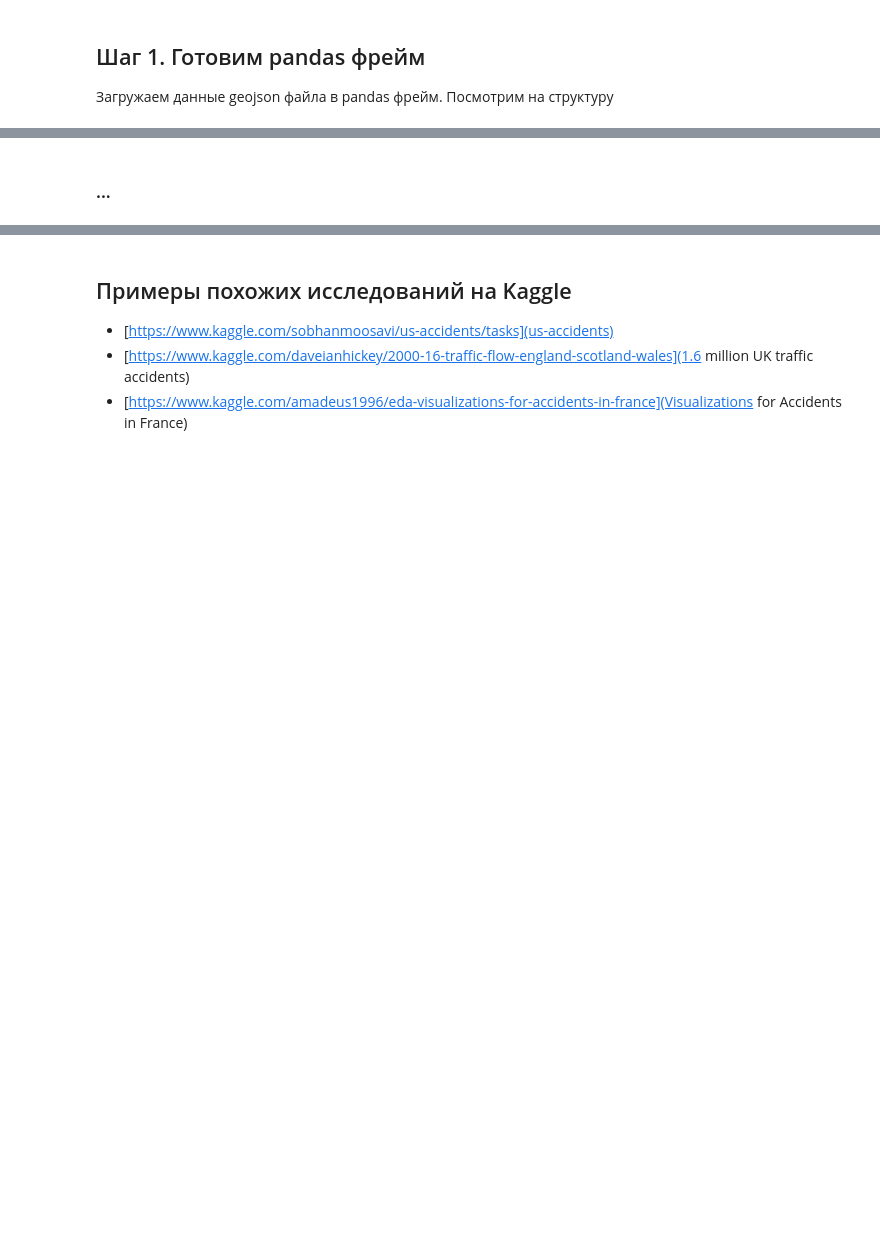
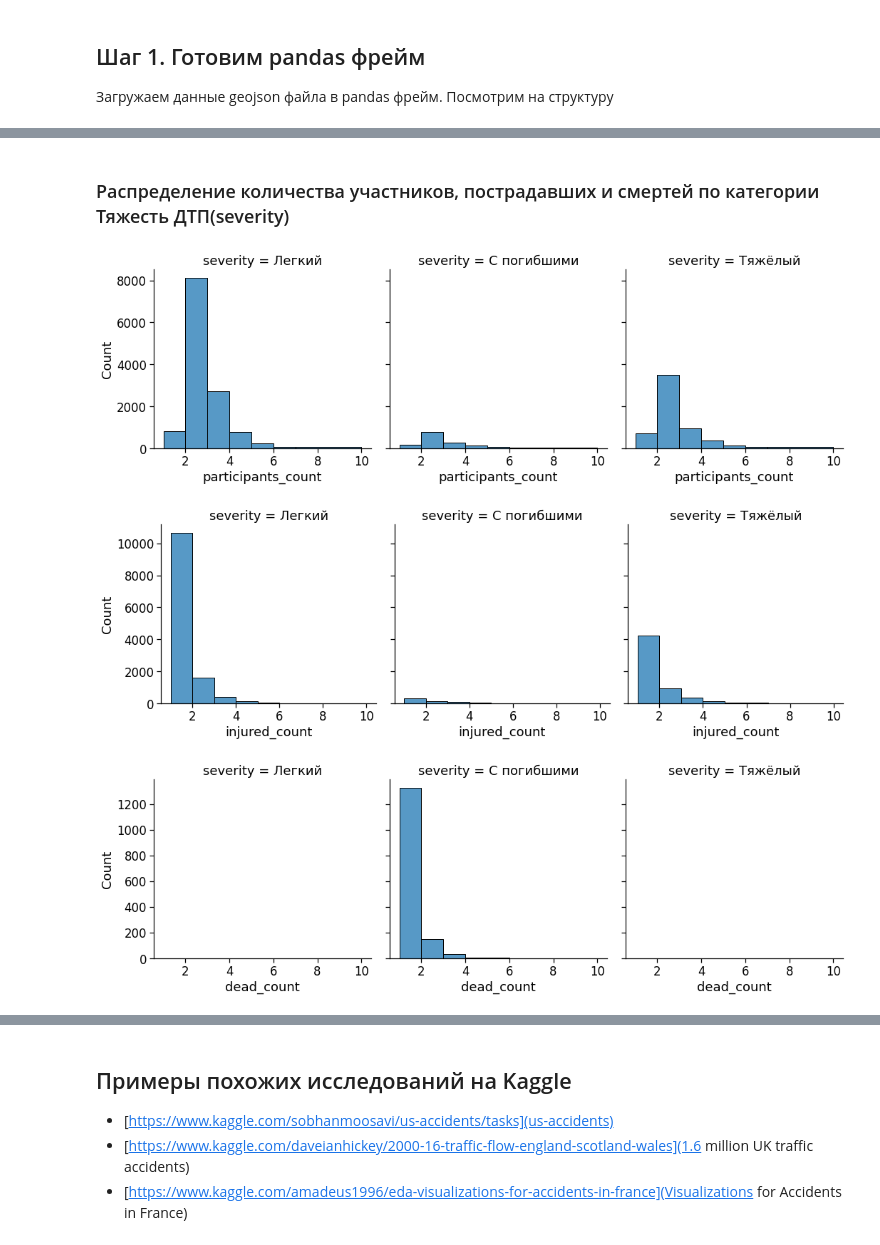
Before and after one commit to shlykov/dtp-stat-nb, a Jupyter notebook: dtp-regions.ipynb, the cells around one changed output, grey strips where cells are left out. Cells and saved outputs as stored; diff of their text form; code cells hidden in the pictures; blank space fills up the shorter version.

```diff
--- a/dtp-regions.ipynb
+++ b/dtp-regions.ipynb
@@ -65,14 +65,17 @@ del features
 # %%
 import pandas as pd
 import json
+import seaborn as sb
+import matplotlib.pyplot as plt
 from IPython.display import display, Markdown
+sb.set_context("notebook", font_scale=1.5)
 
 FILE_NAME = 'data/dtp-stat/altaiskii-krai.geojson'
 
 with open(FILE_NAME) as f:
     d = map(lambda x: x['properties'], json.load(f)['features'])
 df = pd.DataFrame.from_dict(d)
-df.head(5)
+df.head(2)
 # %% [output]
 |  | id | tags | light | point | nearby | region | scheme | address | weather | category | datetime | ... |
 | 0 | 2311491 | [Дорожно-транспортные происшествия] | В темное время суток, освещение о... | {'lat': 53.342, 'long': 83.6903} | [Многоквартирные жилые дома, Адми... | Барнаул | 610 | г Барнаул, тракт Павловский, 249 а | [Ясно] | Наезд на препятствие | 2017-09-04 22:15:00 | ... |
@@ -93,3 +90,19 @@ df['address'] = df['address'].astype('string')
+# %%
+#Индекс и метка времени
+df.set_index('id', inplace=True)
+df['datetime'] = pd.to_datetime(df['datetime'])
+# Размечаем категориальные признаки
+for column in ['scheme', 'category', 'severity', 'region', 'parent_region']:
+    df[column] = df[column].astype('category')
+df['address'] = df['address'].astype('string')
+df['category'] = df['category'].cat.rename_categories(
+    {
+        'Наезд на лицо, не являющееся участником дорожного движения, осуществляющее производство работ': 'Наезд на работника',
+        'Наезд на лицо, не являющееся участником дорожного движения, осуществляющее несение службы': 'Наезд на служащего',
+        'Наезд на лицо, не являющееся участником дорожного движения, осуществляющее какую-либо другую деятельность': 'Наезд на другого',
+        'Возгорание вследствие технической неисправности движущегося или остановившегося ТС, участвующего в дорожном движении.': 'Возгорание на ходу'
+     }
+)
 # %% [markdown]
 В наборе данных у нас пока присуствуют три основных показателя
  - `participants_count`
@@ -318,2 +112,11 @@ for column in ['scheme', 'category', 'severity', 'region', 'parent_region']:
-# %% [markdown]
-### ...
+# %%
+display(Markdown('### Распределение количества участников, пострадавших и смертей по категории Тяжесть ДТП(severity)'))
+sb.displot(data = df,  x = 'participants_count', col = 'severity' ,bins=[1, 2, 3, 4, 5, 6,7,10])
+sb.displot(data = df,  x = 'injured_count', col = 'severity',bins=[1, 2, 3, 4, 5, 6,7,10] )
+sb.displot(data = df,  x = 'dead_count', col = 'severity' ,bins=[1, 2, 3, 4, 5, 6,7,10])
+plt.show()
+# %% [output]
+### Распределение количества участников, пострадавших и смертей по категории Тяжесть ДТП(severity)
+[figure, added]
+[figure, added]
+[figure, added]
```
Also changed, not shown: parts of 9 cells of this notebook.
